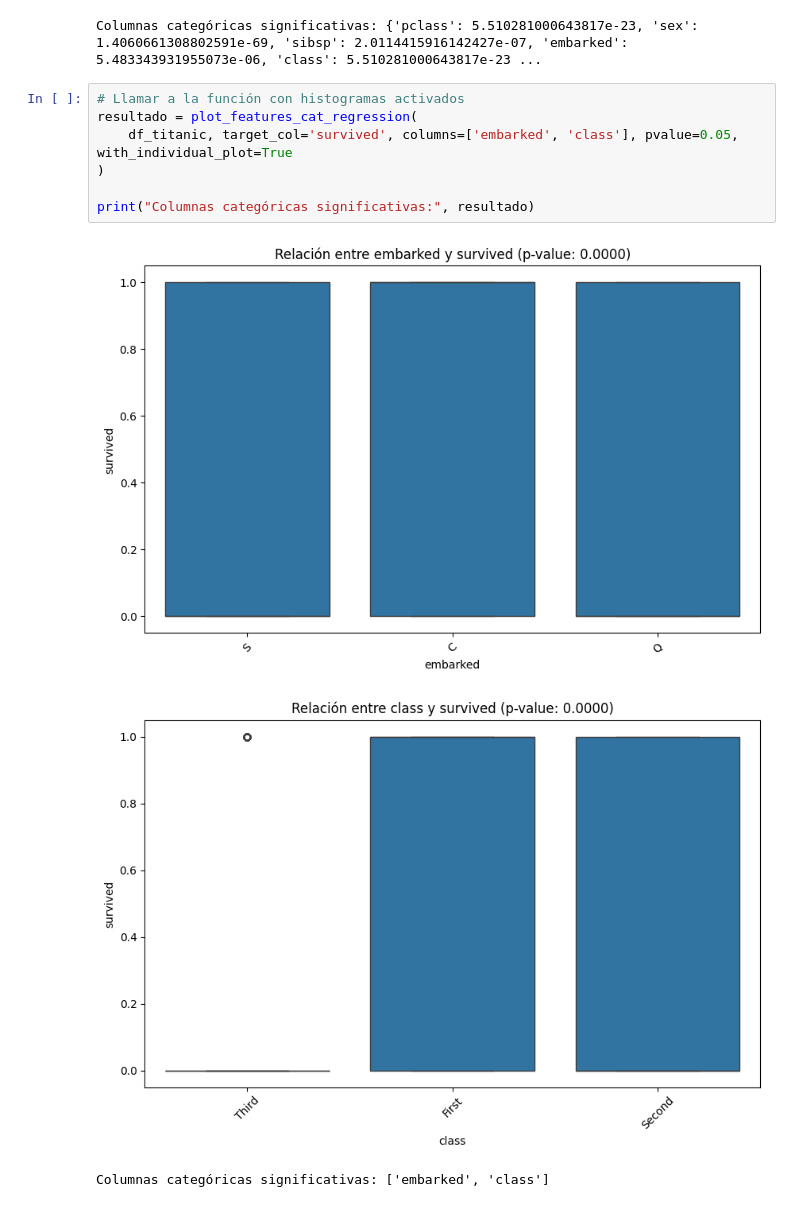
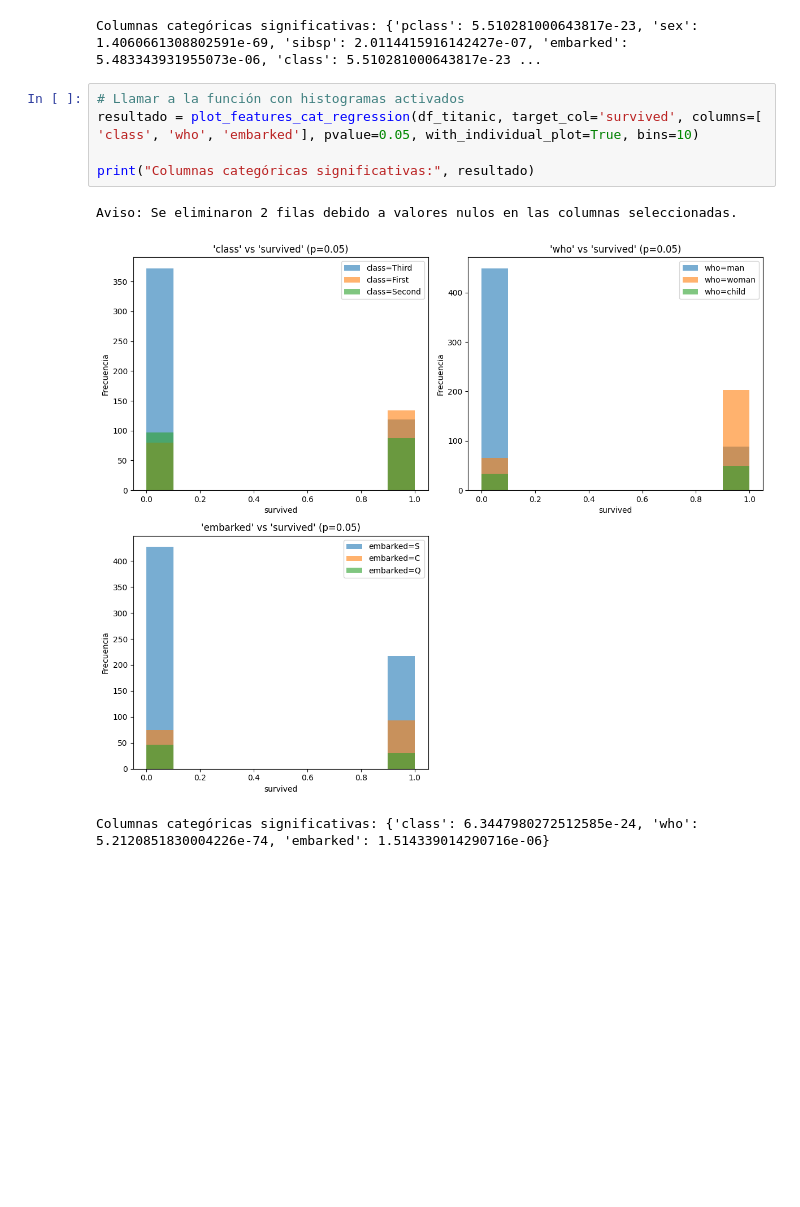
Before and after one commit to Cmonzon-94/Team_destornillador, a Jupyter notebook: ejemplo_destor.ipynb, the cells around one changed output. Drawn from its saved outputs; the diff is of its cells as text; blank space fills up the shorter version.

```diff
--- a/ejemplo_destor.ipynb
+++ b/ejemplo_destor.ipynb
@@ -85,12 +85,10 @@ print("Columnas categóricas significativas:", resultado)
 Columnas categóricas significativas: {'pclass': 5.510281000643817e-23, 'sex': 1.4060661308802591e-69, 'sibsp': 2.0114415916142427e-07, 'embarked': 5.483343931955073e-06, 'class': 5.510281000643817e-23 ...
 # %%
 # Llamar a la función con histogramas activados
-resultado = plot_features_cat_regression(
-    df_titanic, target_col='survived', columns=['embarked', 'class'], pvalue=0.05, with_individual_plot=True
-)
+resultado = plot_features_cat_regression(df_titanic, target_col='survived', columns=[ 'class', 'who', 'embarked'], pvalue=0.05, with_individual_plot=True, bins=10)
 
 print("Columnas categóricas significativas:", resultado)
 # %% [output]
+Aviso: Se eliminaron 2 filas debido a valores nulos en las columnas seleccionadas.
-[figure, old version]
+[figure, new version]
-[figure, removed]
-Columnas categóricas significativas: ['embarked', 'class']
+Columnas categóricas significativas: {'class': 6.3447980272512585e-24, 'who': 5.2120851830004226e-74, 'embarked': 1.514339014290716e-06}
```
Also changed, not shown: 1 other file.
